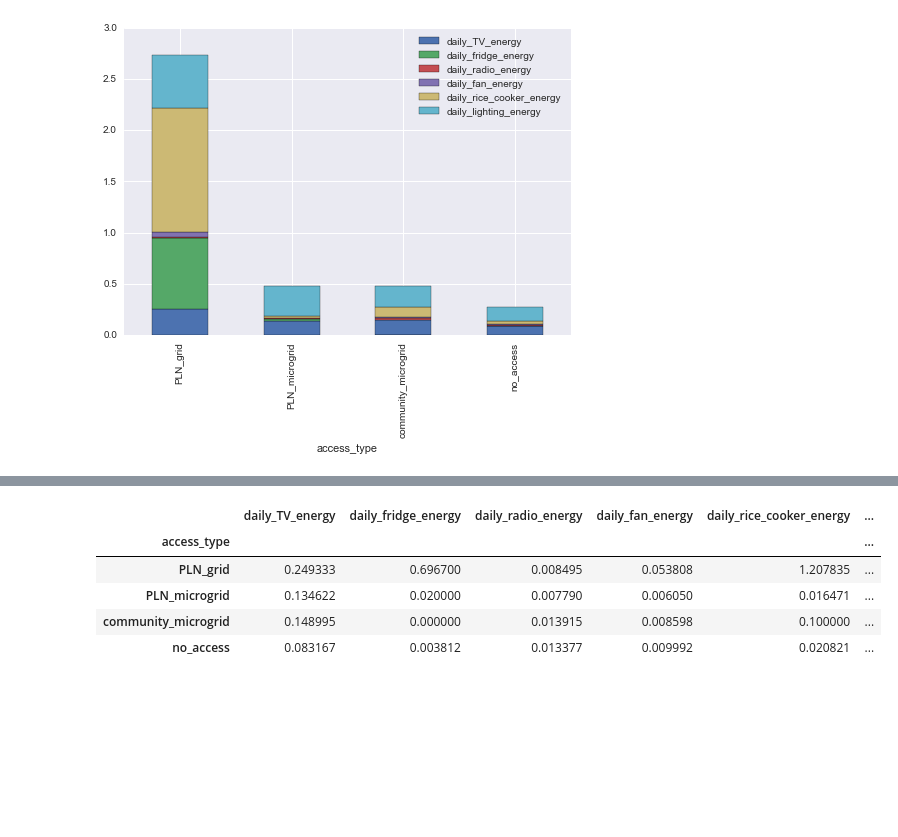
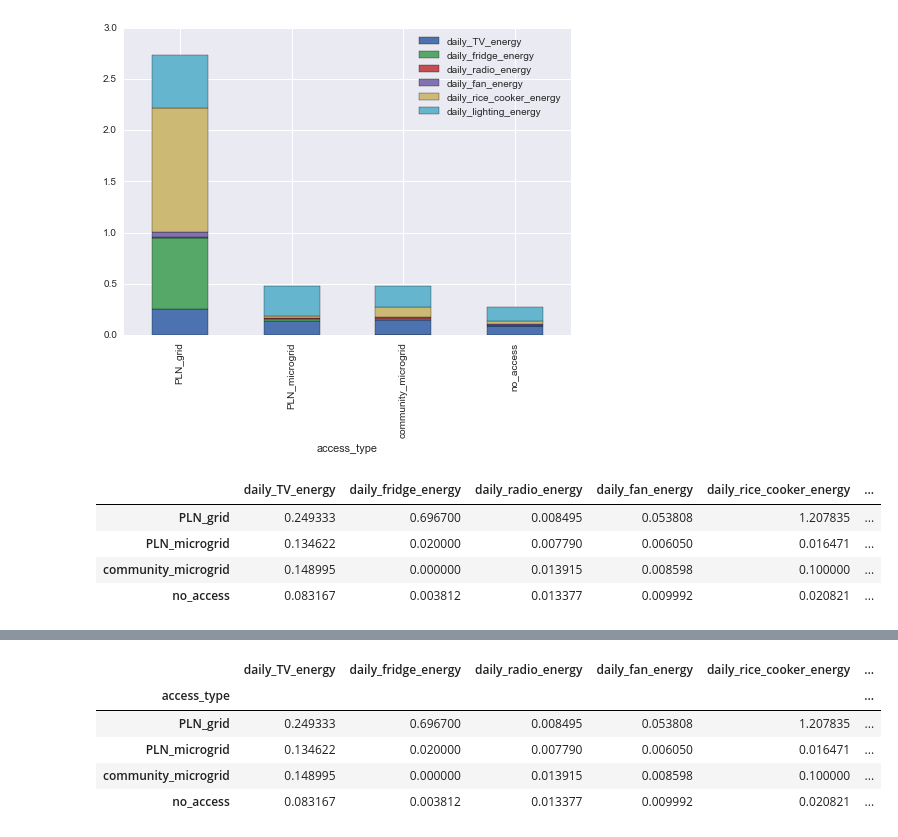
Before and after one commit to dsoto/WP17, a Jupyter notebook: figures/energy-by-end-use.ipynb, the cells around one changed output, grey strips where cells are left out. Saved outputs shown, nothing was run; the diff lists cells and outputs as text; code cells hidden in the pictures; blank space fills up the shorter version.

```diff
--- a/figures/energy-by-end-use.ipynb
+++ b/figures/energy-by-end-use.ipynb
@@ -22,0 +37,22 @@ survey['access_type'] = sti.access_type(survey)
+# %%
+columns = []
+for app in ['TV', 'radio', 'fridge', 'fan', 'rice_cooker', 'lighting']:
+    # generate column labels for each appliance
+    columns.append('app_now/{}'.format(app))
+    columns.append('app_{}_per_wk'.format(app))
+    columns.append('app_{}_hrs'.format(app))
+
+# TODO: drill down into where the nulls are and are they correlated with appliance ownership or not?
+# how many report owning the appliance but don't report usage?
+# haven't we looked at this before?  matt rosi's work?
+
+anynulls = survey[columns].isnull().any(axis=1)
+allnulls = survey[columns].isnull().all(axis=1)
+nonulls = survey[columns].notnull().all(axis=1)
+
+# if any and all are the same series, then there are no surveys with some nulls
+print('any and all nulls equal?', anynulls.equals(allnulls))
+
+print(anynulls.value_counts())
+print(allnulls.value_counts())
+print(nonulls.value_counts())
@@ -90,3 +223,13 @@ energy_data.fillna(0).groupby('access_type').mean().plot(kind='bar', stacked=Tru
 plt.show()
 # %% [output]
 [figure]
+# %%
+per_capita_energy_data = energy_data.fillna(0).groupby('access_type').mean()
+per_capita_energy_data.index.name = None
+per_capita_energy_data
+# %% [output]
+|  | daily_TV_energy | daily_fridge_energy | daily_radio_energy | daily_fan_energy | daily_rice_cooker_energy | ... |
+| PLN_grid | 0.249333 | 0.696700 | 0.008495 | 0.053808 | 1.207835 | ... |
+| PLN_microgrid | 0.134622 | 0.020000 | 0.007790 | 0.006050 | 0.016471 | ... |
+| community_microgrid | 0.148995 | 0.000000 | 0.013915 | 0.008598 | 0.100000 | ... |
+| no_access | 0.083167 | 0.003812 | 0.013377 | 0.009992 | 0.020821 | ... |
```
Also changed, not shown: parts of 17 cells of this notebook.
